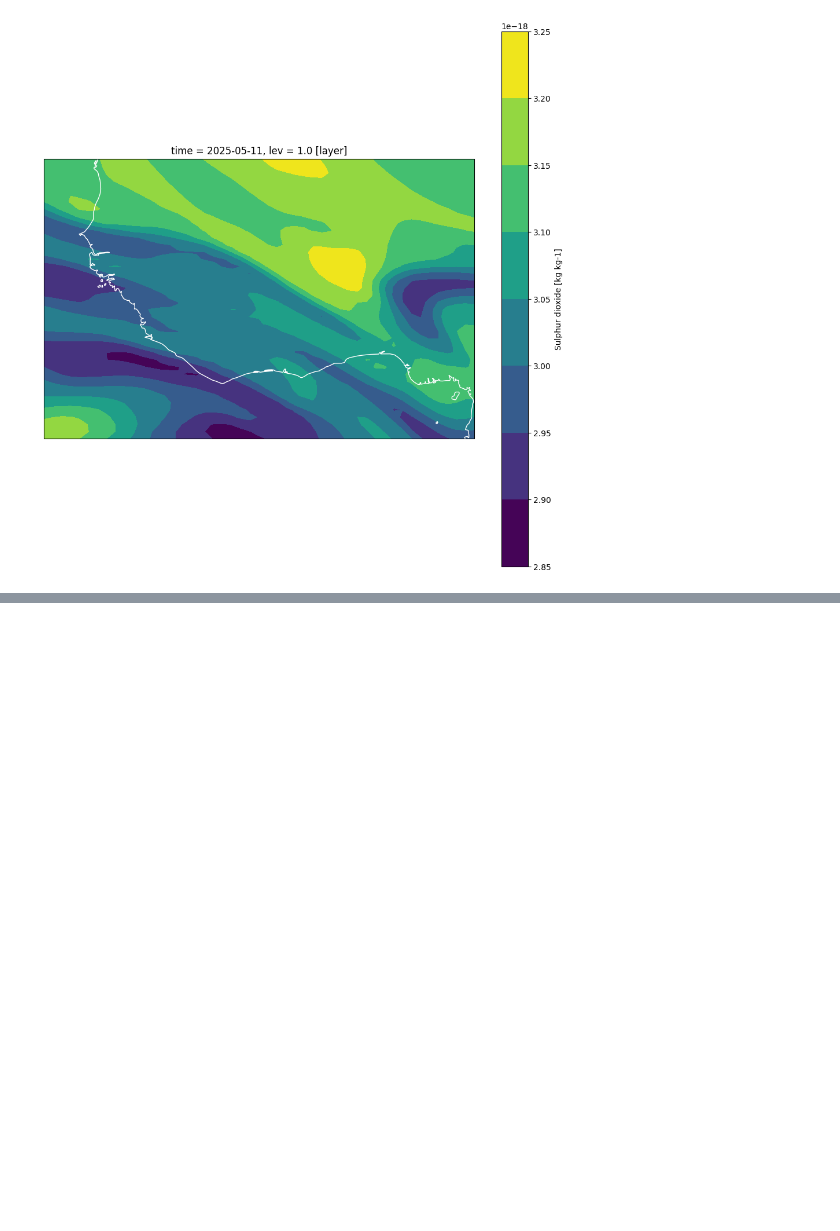
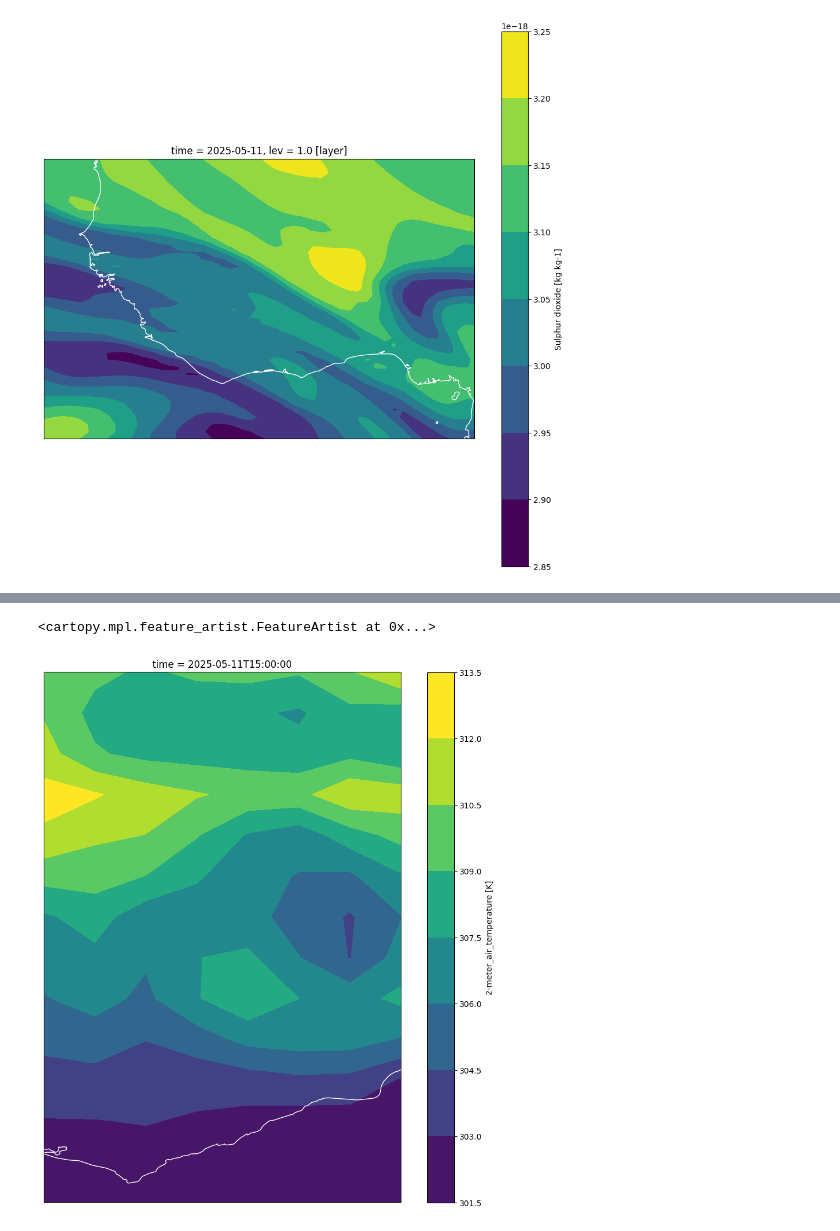
Before and after one commit to uk-gov-mirror/MetOffice.pyearthtools_jasmin, a Jupyter notebook: notebooks/ew4energy/ew4_reanalysis.ipynb, the cells around one changed output, grey strips where cells are left out. Cells and saved outputs as stored; diff of their text form; code cells hidden in the pictures; blank space fills up the shorter version.

```diff
--- a/notebooks/ew4energy/ew4_reanalysis.ipynb
+++ b/notebooks/ew4energy/ew4_reanalysis.ipynb
@@ -94,0 +447,5 @@ ax1.coastlines(color='w')
+# %%
+ghana_extents = {
+    'latitude': (4.5,11.25),
+    'longitude': (-3.5, 1.5),
+}
@@ -94,0 +463,12 @@ ax1.coastlines(color='w')
+# %%
+ew4_merra2_pipeline = pyearthtools.pipeline.Pipeline(
+    (ew4_merra2_aero_accessor, ew4_merra2_meteo_accessor),
+    pyearthtools.pipeline.operations.xarray.Merge(),
+    # pyearthtools.data.transform.region.Bounding(*ghana_pet_box),
+    pyearthtools.pipeline.operations.xarray.select.SliceDataset(slices=ghana_extents),
+    pyearthtools.pipeline.modifications.TemporalWindow(prior_indexes=[0,], posterior_indexes=[0,], timedelta=pyearthtools.data.time.TimeDelta('30 minutes')),
+    iterator=pyearthtools.pipeline.iterators.DateRange('20250401T00', '20250901T00', interval='3 hours'),
+    exceptions_to_ignore=pyearthtools.data.exceptions.DataNotFoundError,
+)
+# %%
+predictor, target = ew4_merra2_pipeline[select_dt]
@@ -94,0 +653,8 @@ ax1.coastlines(color='w')
+# %%
+fig1 = matplotlib.pyplot.figure(figsize=(12,12))
+ax1=fig1.add_subplot(1,1,1,projection=cartopy.crs.PlateCarree())
+target[0]['T2M'][0].plot.contourf(ax=ax1)
+ax1.coastlines(color='w')
+# %% [output]
+<cartopy.mpl.feature_artist.FeatureArtist at 0x...>
+[figure, added]
```
Also changed, not shown: parts of 35 cells of this notebook, 1 other file.
